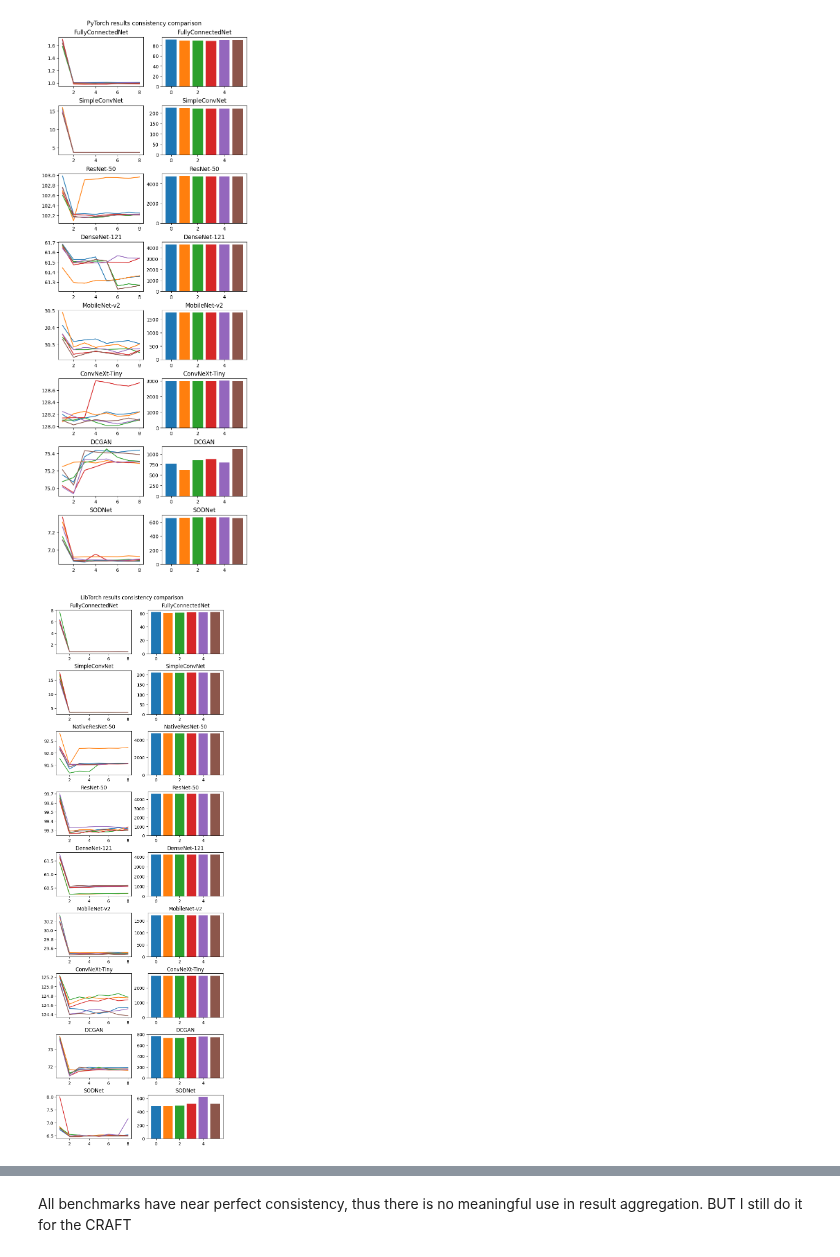
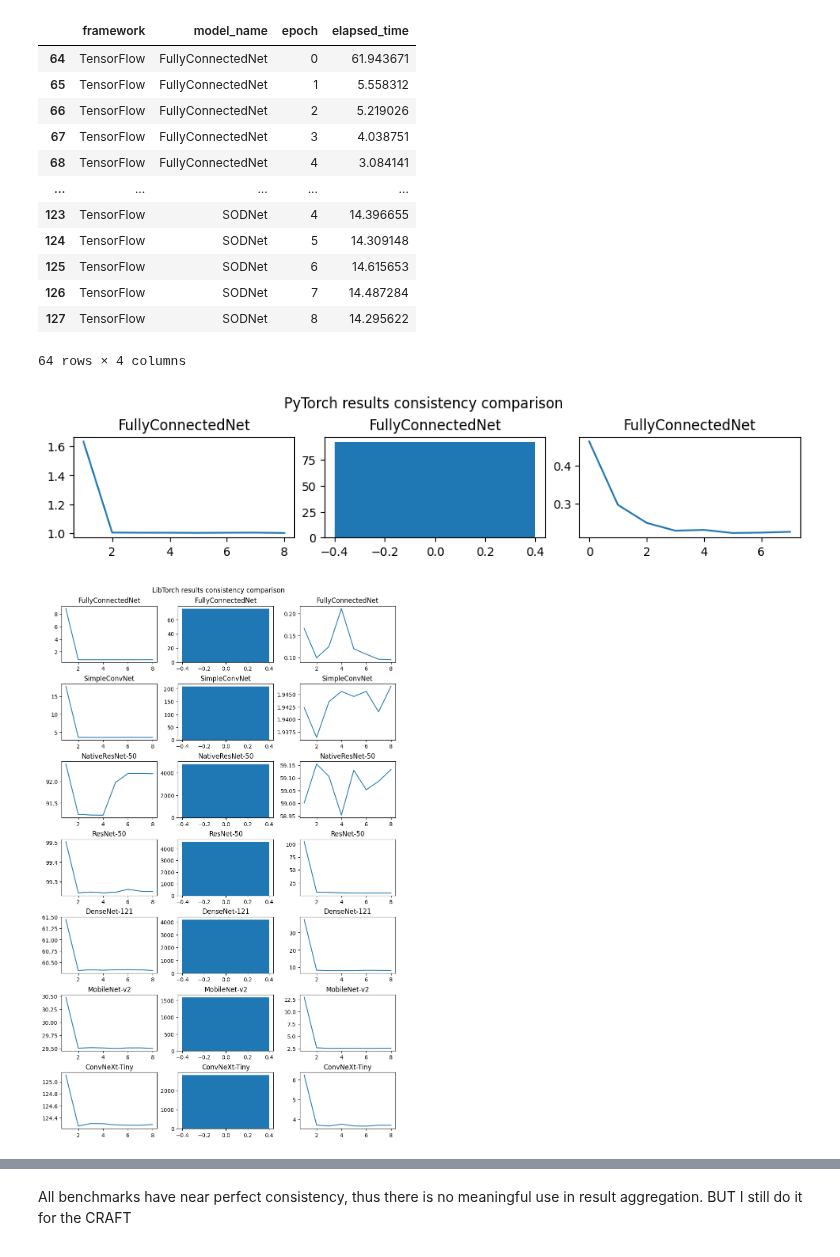
Before and after one commit to mihawb/dnn-lang-comparison, a Jupyter notebook: analysis/consistency_analysis.ipynb, the cells around one changed output, grey strips where cells are left out. Cells and saved outputs as stored; diff of their text form; code cells hidden in the pictures.

```diff
--- a/analysis/consistency_analysis.ipynb
+++ b/analysis/consistency_analysis.ipynb
@@ -11,43 +11,66 @@ flat_map = lambda f, xs: reduce(lambda a, b: a + b, map(f, xs), [])
 # %%
 ts = []
 es = []
+ls = []
 
-for i in range(9, 15):
-	t, e = get_results(f'../results_final_{i}')
+for i in range(16, 17):
+	t, e, l = get_results(f'../results_final_{i}')
 	ts.append(t)
 	es.append(e)
+	ls.append(l)
+# %%
+ls[0][ls[0].framework == 'TensorFlow']
+# %% [output]
+|  | framework | model_name | epoch | elapsed_time |
+| 64 | TensorFlow | FullyConnectedNet | 0 | 61.943671 |
+| 65 | TensorFlow | FullyConnectedNet | 1 | 5.558312 |
+| 66 | TensorFlow | FullyConnectedNet | 2 | 5.219026 |
+| 67 | TensorFlow | FullyConnectedNet | 3 | 4.038751 |
+| 68 | TensorFlow | FullyConnectedNet | 4 | 3.084141 |
+| ... | ... | ... | ... | ... |
+| 123 | TensorFlow | SODNet | 4 | 14.396655 |
+| 124 | TensorFlow | SODNet | 5 | 14.309148 |
+| 125 | TensorFlow | SODNet | 6 | 14.615653 |
+| 126 | TensorFlow | SODNet | 7 | 14.487284 |
+| 127 | TensorFlow | SODNet | 8 | 14.295622 |
+64 rows × 4 columns
 # %%
-def draw_consistency_comparison(framework, ts, es):
+def draw_consistency_comparison(framework, ts, es, ls ):
 	ts = list(map(lambda df: df[df.framework == framework], ts))
 	es = list(map(lambda df: df[df.framework == framework], es))
+	ls = list(map(lambda df: df[df.framework == framework], ls))
 
-	models = flat_map(lambda m: [m] * 2, ts[0].model_name.unique())
-	n_models = len(models) // 2
+	models = flat_map(lambda m: [m] * 3, ts[0].model_name.unique())
+	n_models = len(models) // 3
 
-
-	fig, axes = plt.subplots(n_models, 2, constrained_layout=True)
-	fig.set_size_inches(6, 2 * n_models)
+	fig, axes = plt.subplots(n_models, 3, constrained_layout=True)
+	fig.set_size_inches(9, 2 * n_models)
 	fig.suptitle(f'{framework} results consistency comparison')
 
 	colors = []
 	for idx, (model, ax) in enumerate(zip(models, axes.flatten())):
-		if idx % 2 == 0:
+		if idx % 3 == 0:
 			for t in ts:
 				data = t[t.model_name == model]
 				ax.plot(data.epoch, data.elapsed_time)
 			colors = [l.get_color() for l in ax.lines]
 
-		else:
+		elif idx % 3 == 1:
 			data = pd.concat(es)
 			data = data[data.model_name == model]
 			xs = range(data.shape[0])
 			ax.bar(xs, data.elapsed_time, color=colors)
 
+		else:
+			for l in ls:
+				data = l[l.model_name == model]
+				ax.plot(data.epoch, data.elapsed_time)
+
 		ax.set_title(model)
 # %%
 frameworks = ts[0].framework.unique()
 for framework in frameworks:
-	draw_consistency_comparison(framework, ts, es)
+	draw_consistency_comparison(framework, ts, es, ls)
 # %% [output]
-[figure, old version]
+[figure, new version]
-[figure, old version]
+[figure, new version]
```
Also changed, not shown: parts of 2 cells of this notebook, 1 other file.
